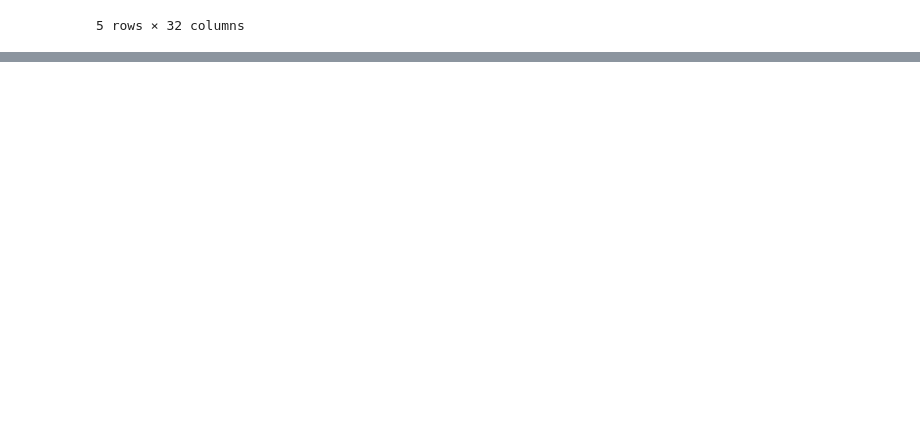
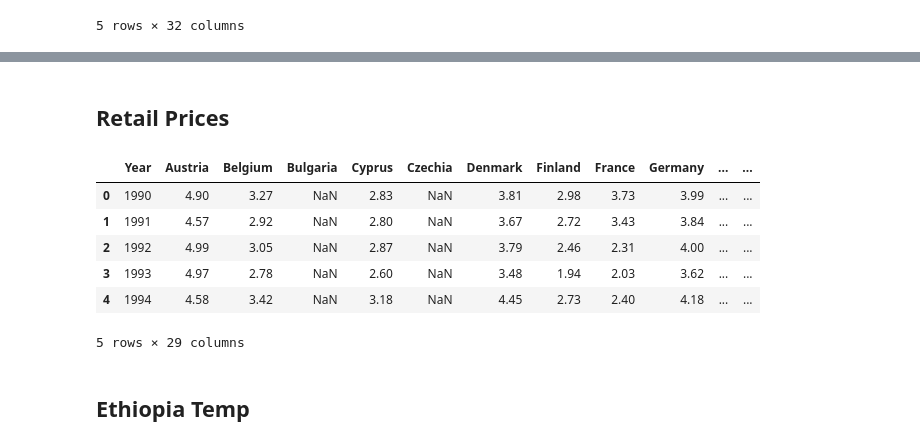
Before and after one commit to sanghyuns/Climate_Change_vs_Coffee_Production, a Jupyter notebook: Shawn.ipynb, the cells around one changed output, grey strips where cells are left out. Drawn from its saved outputs; the diff is of its cells as text; code cells hidden in the pictures; blank space fills up the shorter version.

```diff
--- a/Shawn.ipynb
+++ b/Shawn.ipynb
@@ -68,0 +46,16 @@ Name: Area, Length: 247, dtype: int64
+# %% [markdown]
+## Retail Prices
+# %%
+retail_prices = pd.read_excel('./data/3b - retail_prices.xlsx')
+# %%
+retail_prices.head()
+# %% [output]
+|  | Year | Austria | Belgium | Bulgaria | Cyprus | Czechia | Denmark | Finland | France | Germany | ... | ... |
+| 0 | 1990 | 4.90 | 3.27 | NaN | 2.83 | NaN | 3.81 | 2.98 | 3.73 | 3.99 | ... | ... |
+| 1 | 1991 | 4.57 | 2.92 | NaN | 2.80 | NaN | 3.67 | 2.72 | 3.43 | 3.84 | ... | ... |
+| 2 | 1992 | 4.99 | 3.05 | NaN | 2.87 | NaN | 3.79 | 2.46 | 2.31 | 4.00 | ... | ... |
+| 3 | 1993 | 4.97 | 2.78 | NaN | 2.60 | NaN | 3.48 | 1.94 | 2.03 | 3.62 | ... | ... |
+| 4 | 1994 | 4.58 | 3.42 | NaN | 3.18 | NaN | 4.45 | 2.73 | 2.40 | 4.18 | ... | ... |
+5 rows × 29 columns
+# %% [markdown]
+## Ethiopia Temp
```
Also changed, not shown: parts of 17 cells of this notebook, 1 other file.
